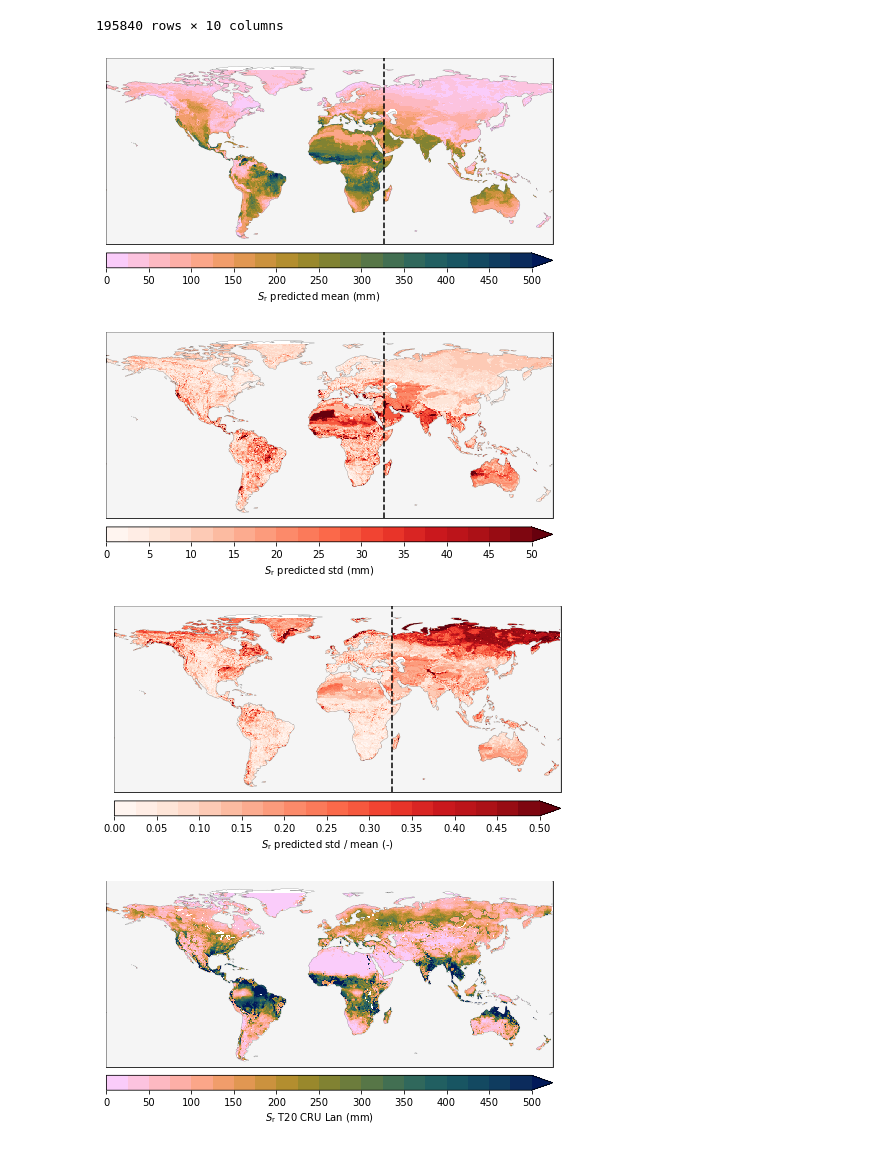
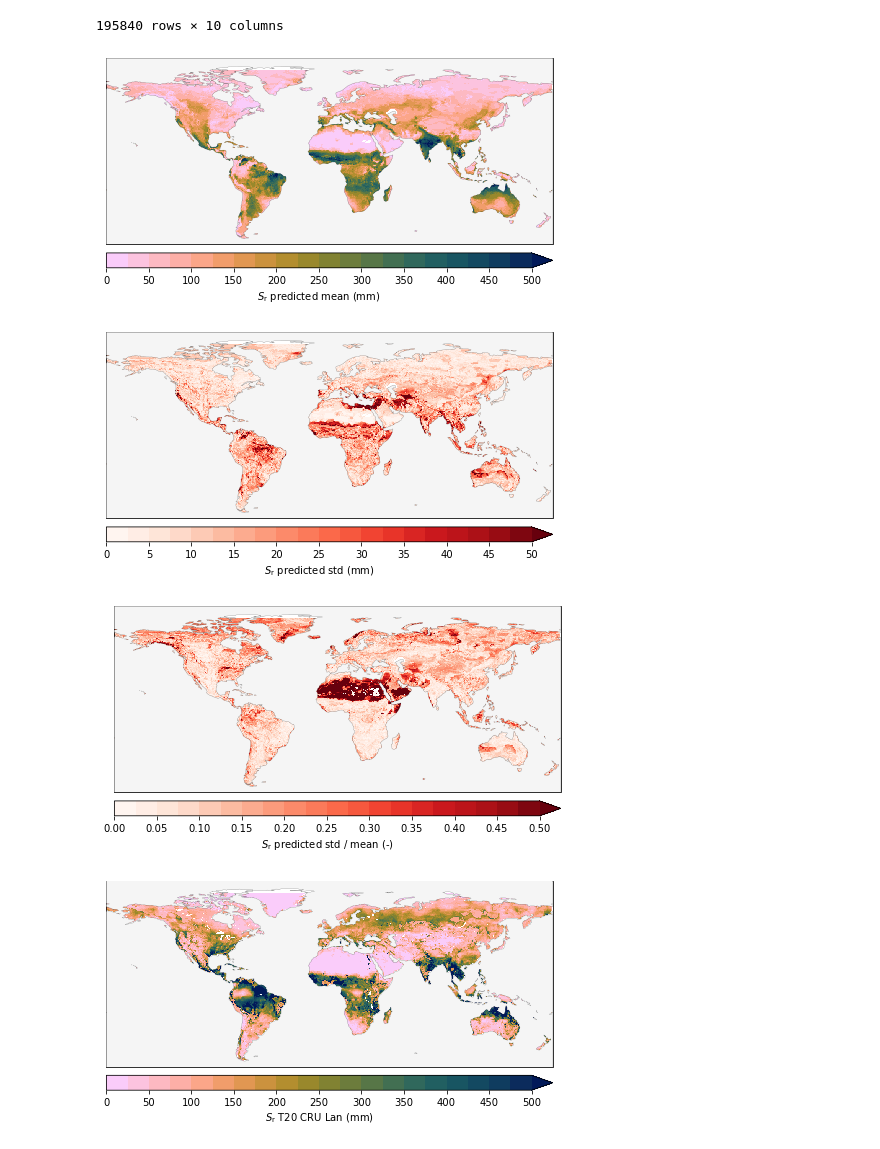
Before and after one commit to fvanoorschot/global_sr_module, a Jupyter notebook: comparison_lan_stocker.ipynb, the cells around one changed output. Drawn from its saved outputs; the diff is of its cells as text; code cells hidden in the pictures.

```diff
--- a/comparison_lan_stocker.ipynb
+++ b/comparison_lan_stocker.ipynb
@@ -952,0 +1109,19 @@ fig2.savefig(f'{out_dir}/gridded_sr/figures/idu_mean.jpg',bbox_inches='tight',dp
+# %%
+x=100
+lat_random = np.random.choice(np.arange(0,len(l_s.lat),1), x, replace=True)
+lon_random = np.random.choice(np.arange(0,len(l_s.lon),1), x, replace=True)
+
+ldf = pd.DataFrame(index = np.arange(0,x,1),columns=['lat','lon','sr_20','p_mean','idu_mean','t_mean','asi'])#
+for i in range(x):
+    ldf['lon'][i] = l_s[lat_random[i],lon_random[i]].lon.values.astype(float).item()
+    ldf['lat'][i] = l_s[lat_random[i],lon_random[i]].lat.values.astype(float).item()
+    # ldf['sr_20'][i] = l_s[lat_random[i],lon_random[i]].values.astype(float).item()
+    ldf['sr_20'][i] = 0.001
+    if (ldf['sr_20'][i] == 0.0):
+        ldf['sr_20'][i] = 0.001
+    ldf['idu_mean'][i] = i_s[lat_random[i],lon_random[i]].values.astype(float).item()
+    ldf['p_mean'][i] = p_s[lat_random[i],lon_random[i]].values.astype(float).item()
+    ldf['t_mean'][i] = t_s[lat_random[i],lon_random[i]].values.astype(float).item()
+    ldf['asi'][i] = a_s[lat_random[i],lon_random[i]].values.astype(float).item()
+ldf = ldf.dropna()
+ldf
@@ -959 +1170,12 @@ data_sources = 'gswp-p_gleam-ep_gswp-t'
+# %%
+# adf = pd.DataFrame(columns=df.columns)
+# for i in range(50):
+#     adf.loc[i]= df.loc['om_0000002'] # copy this catchment 50x to represent better dry catchments
+# for i in range(50):
+#     adf.loc[i+50]= df.loc['na_0000048']
+# df = pd.concat([df,adf])
+# # df
+
+df = pd.concat([df,ldf])
+# df
 # %%
@@ -1081,6 +1296,15 @@ df = df[df.p_mean-df.q_mean < df.ep_mean]
 df = df[['p_mean','ep_mean', 't_mean','tdiff_mean','idu_mean', 'si_ep','si_p', 'asi','dtb','ia','slp_mean','el_mean','tc','ntc','nonveg','pclay','psand','lai_mean','lai_rsd','sc_mean','sc_rsd','sr_20','lat','lon']]
 df = df.dropna()
 features = ['p_mean','t_mean', 'asi','idu_mean']
+
+# adf = pd.DataFrame(columns=df.columns)
+# for i in range(50):
+#     adf.loc[i]= df.loc['om_0000002'] # copy this catchment 50x to represent better dry catchments
+# for i in range(50):
+#     adf.loc[i+50]= df.loc['na_0000048']
+# df = pd.concat([df,adf])
+df = pd.concat([df,ldf])
+
 dfs=[]
 
 for i in range(5):
@@ -1225,7 +1449,7 @@ ax.set_global()
 ax.set_xlim(-180,180)
 ax.set_ylim(-60,90)
 a = data_xr_mean[:,:].plot(ax=ax, cmap=cmap_rdbu,levels=bounds, add_colorbar=False)
-ax.plot([lon[447],lon[447]],[-60,90],'k--',zorder=101)
+#ax.plot([lon[526],lon[526]],[-60,90],'k--',zorder=101)
 cbar = plt.colorbar(a, orientation='horizontal',spacing='proportional',extend='max', pad=0.02,aspect=30,ticks=bounds2)
 cbar.ax.tick_params(labelsize=10)
 cbar.set_label(label='$S_\mathrm{r}$ predicted mean (mm)', size=10)
@@ -1246,38 +1470,38 @@ ax.add_feature(cartopy.feature.OCEAN, zorder=100,facecolor='whitesmoke', edgecol
 ax.set_global()
 ax.set_xlim(-180,180)
 ax.set_ylim(-60,90)
 a = data_xr_std[:,:].plot(ax=ax, cmap=cmap_rdbu,levels=bounds, add_colorbar=False)
-ax.plot([lon[447],lon[447]],[-60,90],'k--',zorder=101)
+#ax.plot([lon[526],lon[526]],[-60,90],'k--',zorder=101)
 cbar = plt.colorbar(a, orientation='horizontal',spacing='proportional',extend='max', pad=0.02,aspect=30,ticks=bounds2)
 cbar.ax.tick_params(labelsize=10)
 cbar.set_label(label='$S_\mathrm{r}$ predicted std (mm)', size=10)
 ax.set_title('',size=14)
 fig2.savefig(f'{out_dir}/gridded_sr/figures/sr_predicted_std.jpg',bbox_inches='tight',dpi=300)
 
 
 # relative standard deviation
 bounds = np.linspace(0,0.5,21)
 bounds2 = np.linspace(0,0.5,11)
 norm = mpl.colors.BoundaryNorm(bounds, cmap_rdbu.N)
 
 fig2 = plt.figure(figsize=(8,8))
 ax = fig2.add_subplot(111,projection=ccrs.PlateCarree())
 ax.coastlines(linewidth=0.1)
 ax.add_feature(cartopy.feature.OCEAN, zorder=100,facecolor='whitesmoke', edgecolor='k',linewidth=0.1)
 ax.set_global()
 ax.set_xlim(-180,180)
 ax.set_ylim(-60,90)
 a = data_xr_sm[:,:].plot(ax=ax, cmap=cmap_rdbu,levels=bounds, add_colorbar=False)
-ax.plot([lon[447],lon[447]],[-60,90],'k--',zorder=101)
+#ax.plot([lon[526],lon[526]],[-60,90],'k--',zorder=101)
 cbar = plt.colorbar(a, orientation='horizontal',spacing='proportional',extend='max', pad=0.02,aspect=30,ticks=bounds2)
 cbar.ax.tick_params(labelsize=10)
 cbar.set_label(label='$S_\mathrm{r}$ predicted std / mean (-)', size=10)
 ax.set_title('',size=14)
 fig2.savefig(f'{out_dir}/gridded_sr/figures/sr_predicted_std_mean.jpg',bbox_inches='tight',dpi=300)
 # %% [output]
-[figure, old version]
+[figure, new version]
-[figure, old version]
+[figure, new version]
-[figure, old version]
+[figure, new version]
 # %%
 # sr reference
 from cmcrameri import cm
```
Also changed, not shown: parts of 15 cells of this notebook, 1 other file.
